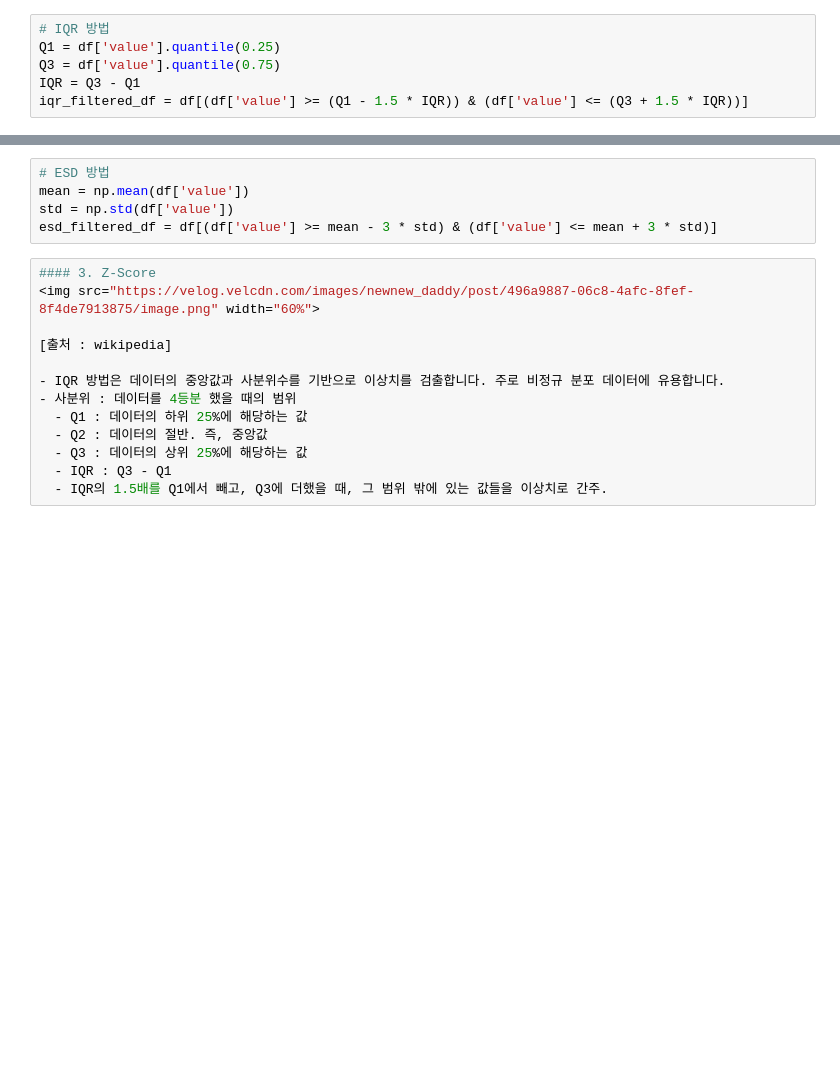
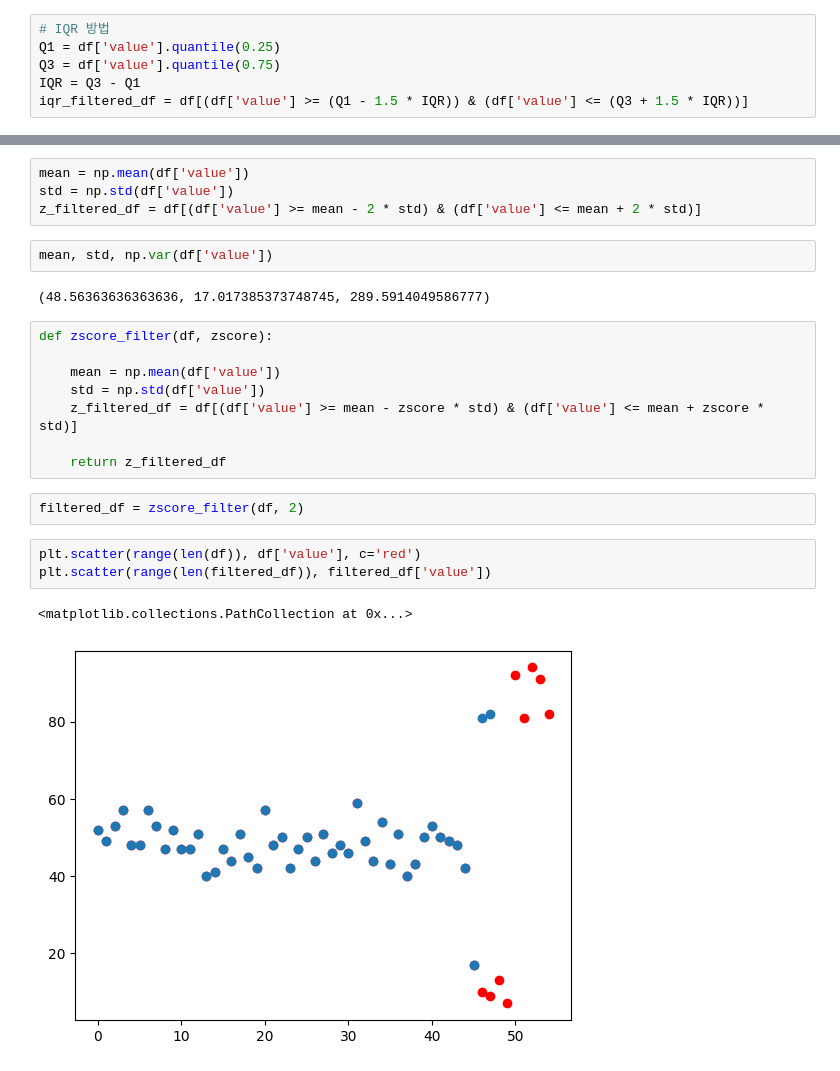
Before and after one commit to Hyunsoo-Ryan-Lee/ML_Lecture, a Jupyter notebook: 02.PreProcess/5.Outlier.ipynb, the cells around one changed output, grey strips where cells are left out. Drawn from its saved outputs; the diff is of its cells as text; blank space fills up the shorter version.

```diff
--- a/02.PreProcess/5.Outlier.ipynb
+++ b/02.PreProcess/5.Outlier.ipynb
@@ -75,18 +84,24 @@ iqr_filtered_df = df[(df['value'] >= (Q1 - 1.5 * IQR)) & (df['value'] <= (Q3 + 1
 # %%
-# ESD 방법
 mean = np.mean(df['value'])
 std = np.std(df['value'])
-esd_filtered_df = df[(df['value'] >= mean - 3 * std) & (df['value'] <= mean + 3 * std)]
+z_filtered_df = df[(df['value'] >= mean - 2 * std) & (df['value'] <= mean + 2 * std)]
-# %%
-#### 3. Z-Score
-<img src="https://velog.velcdn.com/images/newnew_daddy/post/496a9887-06c8-4afc-8fef-8f4de7913875/image.png" width="60%">
-
-[출처 : wikipedia]
-
-- IQR 방법은 데이터의 중앙값과 사분위수를 기반으로 이상치를 검출합니다. 주로 비정규 분포 데이터에 유용합니다.
-- 사분위 : 데이터를 4등분 했을 때의 범위
-  - Q1 : 데이터의 하위 25%에 해당하는 값
-  - Q2 : 데이터의 절반. 즉, 중앙값
-  - Q3 : 데이터의 상위 25%에 해당하는 값
-  - IQR : Q3 - Q1
-  - IQR의 1.5배를 Q1에서 빼고, Q3에 더했을 때, 그 범위 밖에 있는 값들을 이상치로 간주.
+# %%
+mean, std, np.var(df['value'])
+# %% [output]
+(48.56363636363636, 17.017385373748745, 289.5914049586777)
+# %%
+def zscore_filter(df, zscore):
+
+    mean = np.mean(df['value'])
+    std = np.std(df['value'])
+    z_filtered_df = df[(df['value'] >= mean - zscore * std) & (df['value'] <= mean + zscore * std)]
+
+    return z_filtered_df
+# %%
+filtered_df = zscore_filter(df, 2)
+# %%
+plt.scatter(range(len(df)), df['value'], c='red')
+plt.scatter(range(len(filtered_df)), filtered_df['value'])
+# %% [output]
+<matplotlib.collections.PathCollection at 0x...>
+[figure, added]
```
Also changed, not shown: parts of 5 cells of this notebook, 1 other file.
